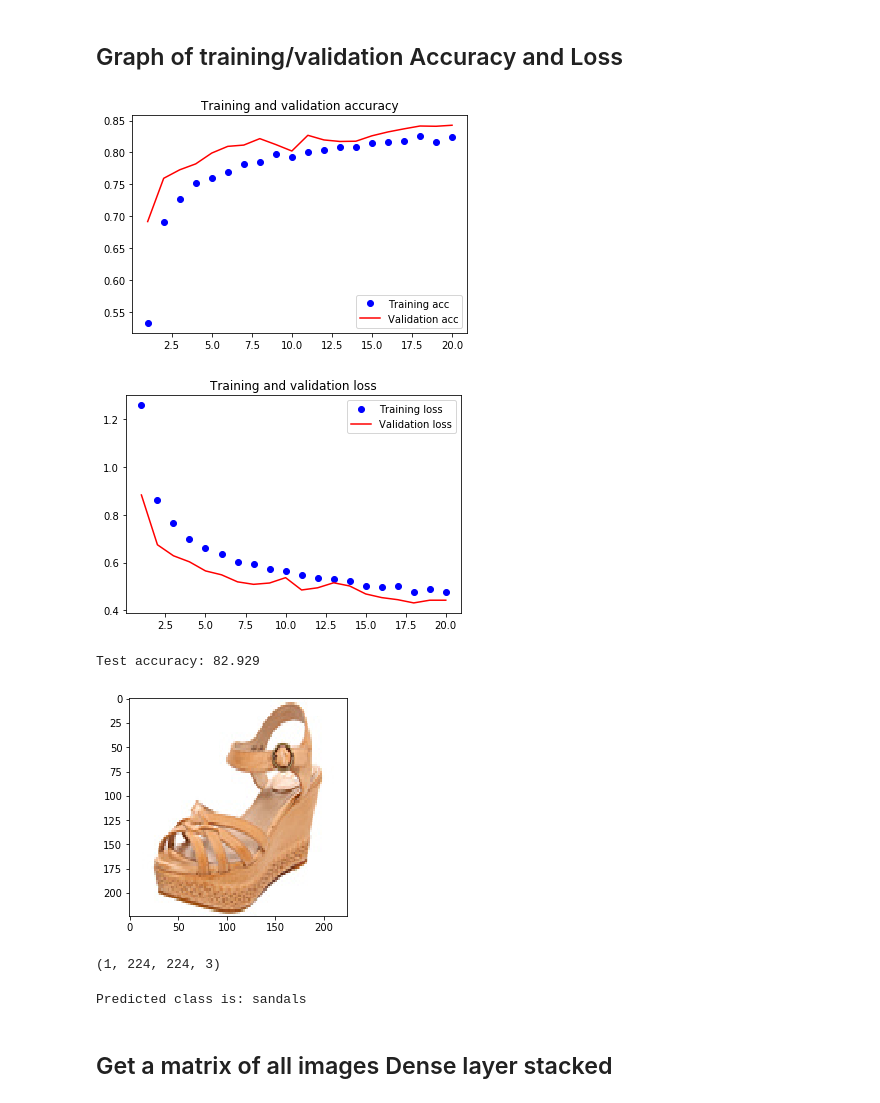
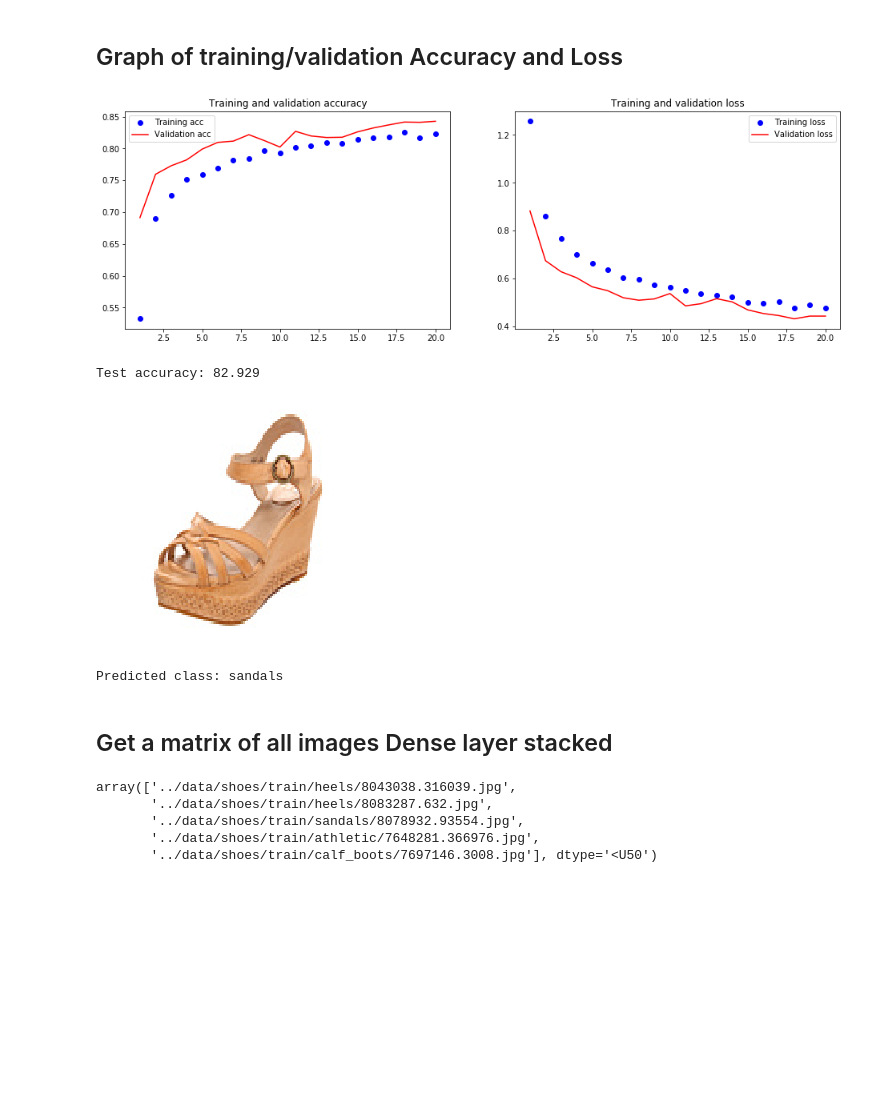
Before and after one commit to maicat11/Project_5, a Jupyter notebook: notebooks/shoe_training_cnn.ipynb, the cells around one changed output. Saved outputs shown, nothing was run; the diff lists cells and outputs as text; code cells hidden in the pictures; blank space fills up the shorter version.

```diff
--- a/notebooks/shoe_training_cnn.ipynb
+++ b/notebooks/shoe_training_cnn.ipynb
@@ -113,9 +116,9 @@ datagen_train = ImageDataGenerator(
 
 datagen_train.fit(train_tensors)
 # %%
-epochs = 25
+epochs = 30
 
-early_stop = early_stop = EarlyStopping(monitor='val_loss', patience=4)
+early_stop = EarlyStopping(monitor='val_loss', patience=4)
 
 checkpointer = ModelCheckpoint(filepath='saved_models/weights.best.from_scratch_shoes.hdf5',
                                verbose=1, save_best_only=True)
@@ -145,21 +148,22 @@ Epoch 00020: val_loss did not improve from 0.43143
 # %%
 acc = history.history['acc']
 val_acc = history.history['val_acc']
 loss = history.history['loss']
 val_loss = history.history['val_loss']
 epochs = range(1, len(acc) + 1)
+plt.figure(figsize=(16,5))
+plt.subplot(1,2,1)
 plt.plot(epochs, acc, 'bo', label='Training acc')
-plt.plot(epochs, val_acc, 'b', label='Validation acc', c='red')
+plt.plot(epochs, val_acc, 'b', label='Validation acc', c='r')
 plt.title('Training and validation accuracy')
 plt.legend()
-plt.figure()
+plt.subplot(1,2,2)
 plt.plot(epochs, loss, 'bo', label='Training loss')
-plt.plot(epochs, val_loss, 'b', label='Validation loss', c='red')
+plt.plot(epochs, val_loss, 'b', label='Validation loss', c='r')
 plt.title('Training and validation loss')
 plt.legend();
 # %% [output]
-[figure, old version]
+[figure, new version]
-[figure, removed]
 # %%
 # get index of predicted item for each image in test set
 shoe_predictions = [np.argmax(model.predict(np.expand_dims(tensor, axis=0))) for tensor in test_tensors]
@@ -180,18 +184,23 @@ img_path = '../data/shoes/test/sandals/7910998.332551.jpg'
 img_tensor = path_to_tensor(img_path)
 img_tensor /= 255.
 plt.imshow(img_tensor[0])
-plt.show()
-print(img_tensor.shape)
+plt.axis('off')
+plt.show();
+
+image = np.vstack([img_tensor])
+classes = model.predict_classes(image)
+print("Predicted class:", shoe_names[int(classes)])
 # %% [output]
-[figure, old version]
+[figure, new version]
-(1, 224, 224, 3)
+Predicted class: sandals
-# %%
-# predicting images
-images = np.vstack([img_tensor])
-classes = model.predict_classes(images, batch_size=10)
-print("Predicted class is:", shoe_names[int(classes)])
-# %% [output]
-Predicted class is: sandals
 # %% [markdown]
 ## Get a matrix of all images Dense layer stacked
+# %%
+train_files[:5]
+# %% [output]
+array(['../data/shoes/train/heels/8043038.316039.jpg',
+       '../data/shoes/train/heels/8083287.632.jpg',
+       '../data/shoes/train/sandals/8078932.93554.jpg',
+       '../data/shoes/train/athletic/7648281.366976.jpg',
+       '../data/shoes/train/calf_boots/7697146.3008.jpg'], dtype='<U50')
 # %%
```
Also changed, not shown: parts of 14 cells of this notebook, 8 other files.
